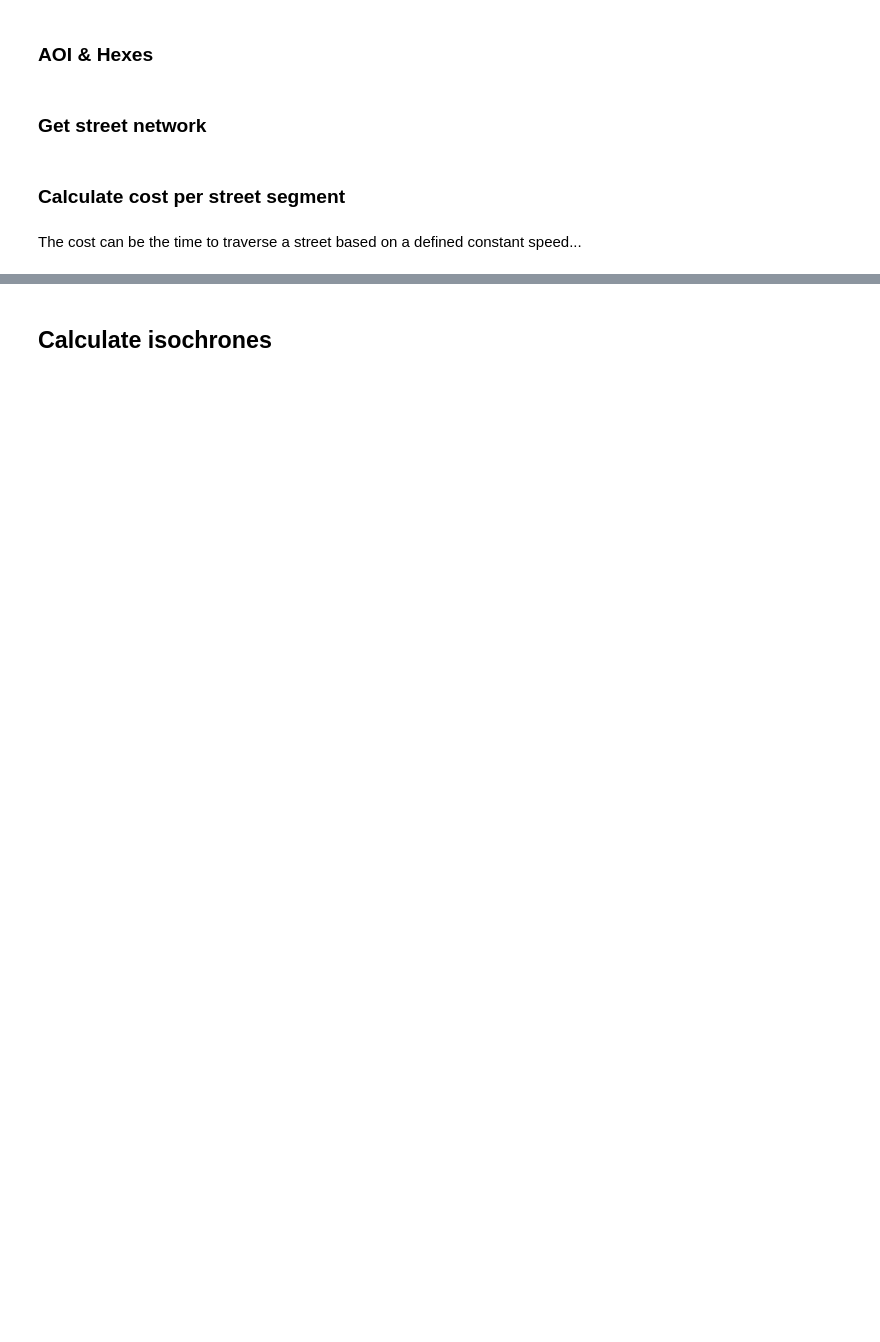
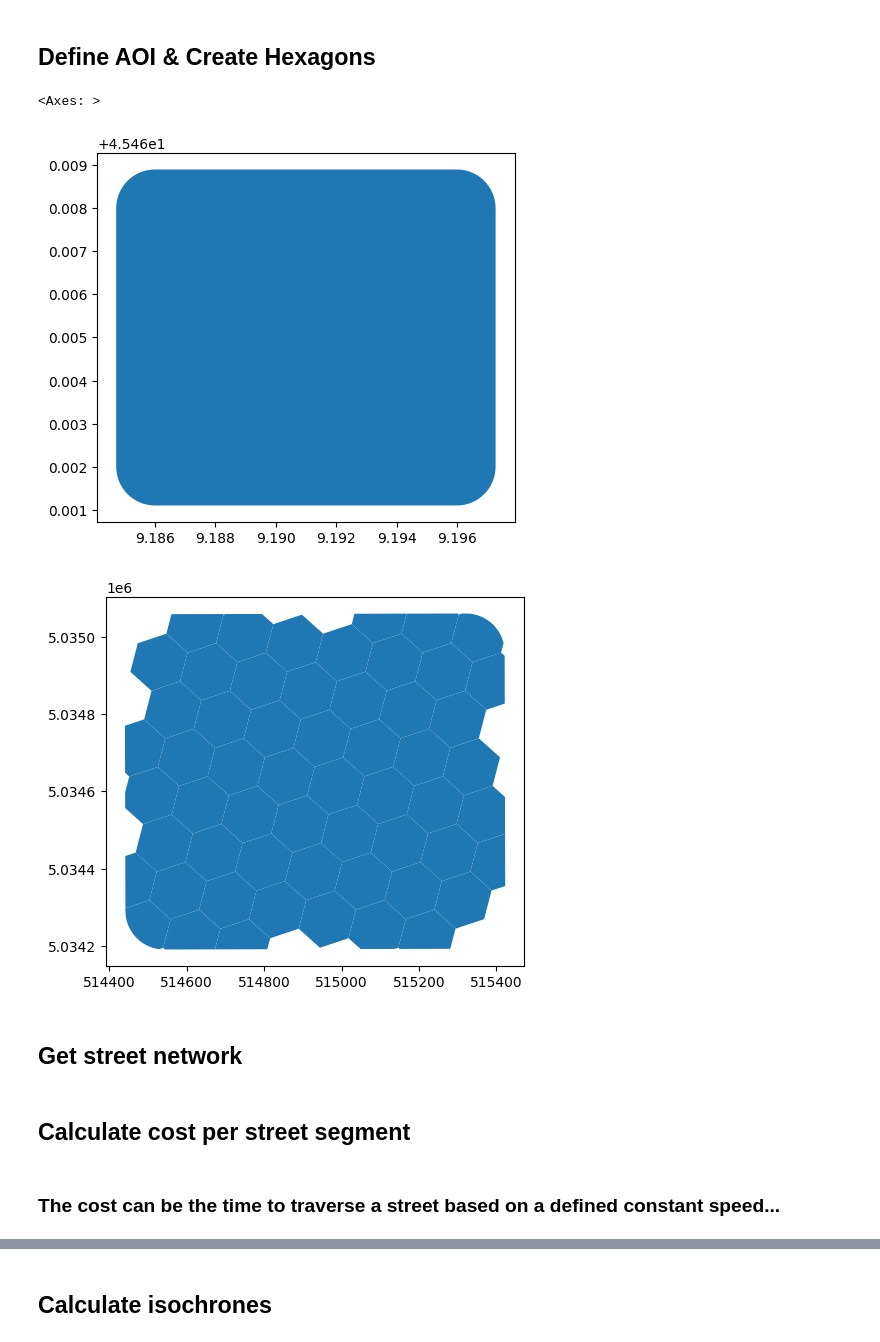
Before and after one commit to TransformTransport/accessX, a Jupyter notebook: notebook_tester.ipynb, the cells around one changed output, grey strips where cells are left out. Drawn from its saved outputs; the diff is of its cells as text; code cells hidden in the pictures; blank space fills up the shorter version.

```diff
--- a/notebook_tester.ipynb
+++ b/notebook_tester.ipynb
@@ -7,21 +8,29 @@ from accessx.isochrone import calculate_isochrones
 # %% [markdown]
-### AOI & Hexes
+## Define AOI & Create Hexagons
 # %%
 bbox_milano = (
     9.1860,   # minx (lon)
     45.4620,  # miny (lat)
     9.1960,   # maxx (lon)
     45.4680,  # maxy (lat)
 )
 city_epsg = 32632
 buffer=100
 
 
 aoi = load_aoi(bbox=bbox_milano, buffer_m=buffer, utm_crs=city_epsg, save_path="data/area/area_of_interest.geojson")
 hexes = make_hex_grid(aoi,resolution=10, clip=True)
 hexes_proj = hexes.to_crs(city_epsg)
+
+aoi.plot()
+
+hexes_proj.plot()
+# %% [output]
+<Axes: >
+[figure, added]
+[figure, added]
 # %% [markdown]
-### Get street network
+## Get street network
 # %%
 
 city_epsg = 32632
@@ -45,9 +54,9 @@ save_graph(
     save_edges=True,
 )
 # %% [markdown]
-### Calculate cost per street segment
+## Calculate cost per street segment
 # %% [markdown]
-The cost can be the time to traverse a street based on a defined constant speed...
+### The cost can be the time to traverse a street based on a defined constant speed...
 # %%
 
 # time-cost based on costant speed defined by the user
```
Also changed, not shown: parts of 16 cells of this notebook.
